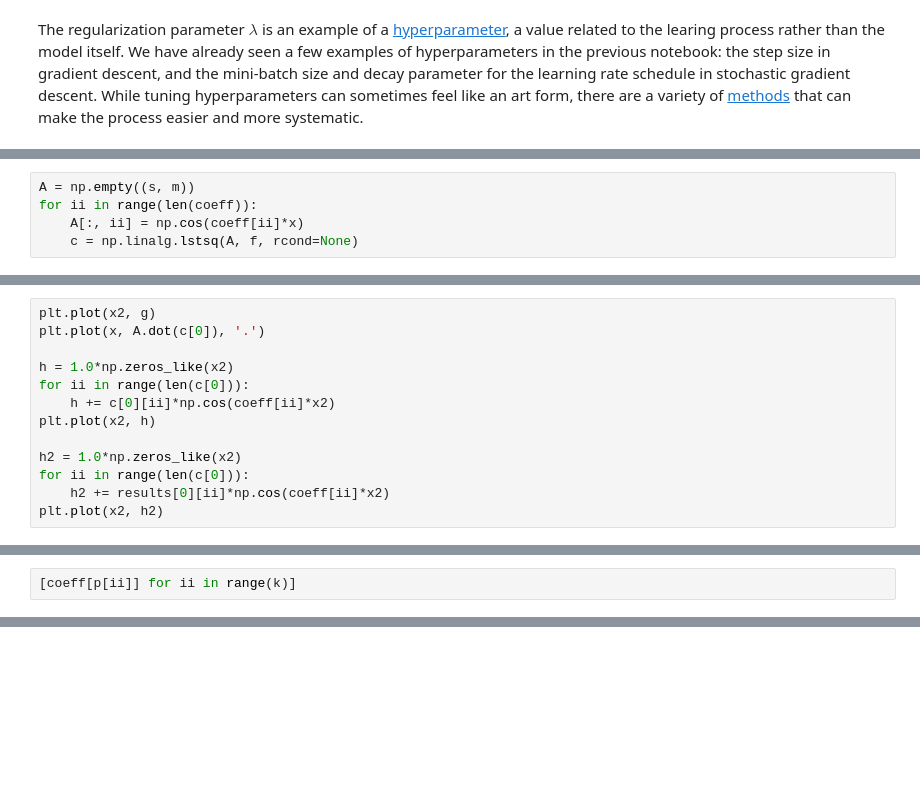
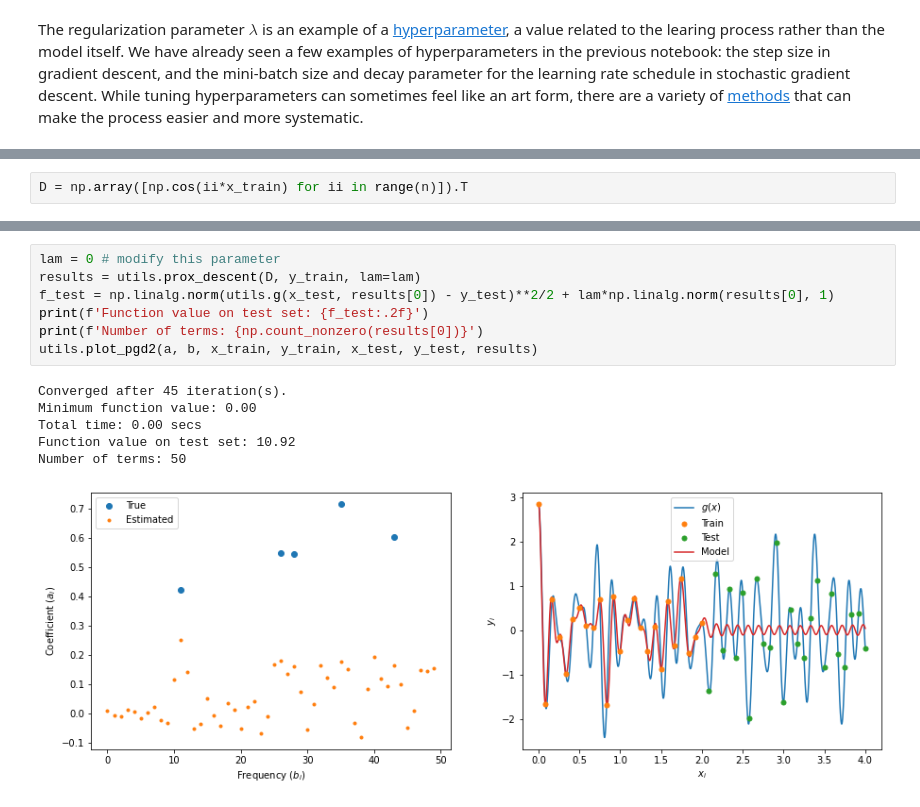
Before and after one commit to UW-AMO/neurohackademy, a Jupyter notebook: notebooks/Part2-LinearRegression.ipynb, the cells around one changed output, grey strips where cells are left out. Cells and saved outputs as stored; diff of their text form; blank space fills up the shorter version.

```diff
--- a/notebooks/Part2-LinearRegression.ipynb
+++ b/notebooks/Part2-LinearRegression.ipynb
@@ -213,5 +180,0 @@ plt.plot(x, f, '.')
-# %%
-A = np.empty((s, m))
-for ii in range(len(coeff)):
-    A[:, ii] = np.cos(coeff[ii]*x)
-    c = np.linalg.lstsq(A, f, rcond=None)
@@ -229,13 +180,0 @@ Total time: 0.20 secs
-# %%
-plt.plot(x2, g)
-plt.plot(x, A.dot(c[0]), '.')
-
-h = 1.0*np.zeros_like(x2)
-for ii in range(len(c[0])):
-    h += c[0][ii]*np.cos(coeff[ii]*x2)
-plt.plot(x2, h)
-
-h2 = 1.0*np.zeros_like(x2)
-for ii in range(len(c[0])):
-    h2 += results[0][ii]*np.cos(coeff[ii]*x2)
-plt.plot(x2, h2)
@@ -245,2 +221,2 @@ plt.plot(x2, h2)
 # %%
-[coeff[p[ii]] for ii in range(k)]
+D = np.array([np.cos(ii*x_train) for ii in range(n)]).T
@@ -253,0 +243,14 @@ reload(utils)
+# %%
+lam = 0 # modify this parameter
+results = utils.prox_descent(D, y_train, lam=lam)
+f_test = np.linalg.norm(utils.g(x_test, results[0]) - y_test)**2/2 + lam*np.linalg.norm(results[0], 1)
+print(f'Function value on test set: {f_test:.2f}')
+print(f'Number of terms: {np.count_nonzero(results[0])}')
+utils.plot_pgd2(a, b, x_train, y_train, x_test, y_test, results)
+# %% [output]
+Converged after 45 iteration(s).
+Minimum function value: 0.00
+Total time: 0.00 secs
+Function value on test set: 10.92
+Number of terms: 50
+[figure, added]
```
Also changed, not shown: parts of 20 cells of this notebook, 1 other file.
